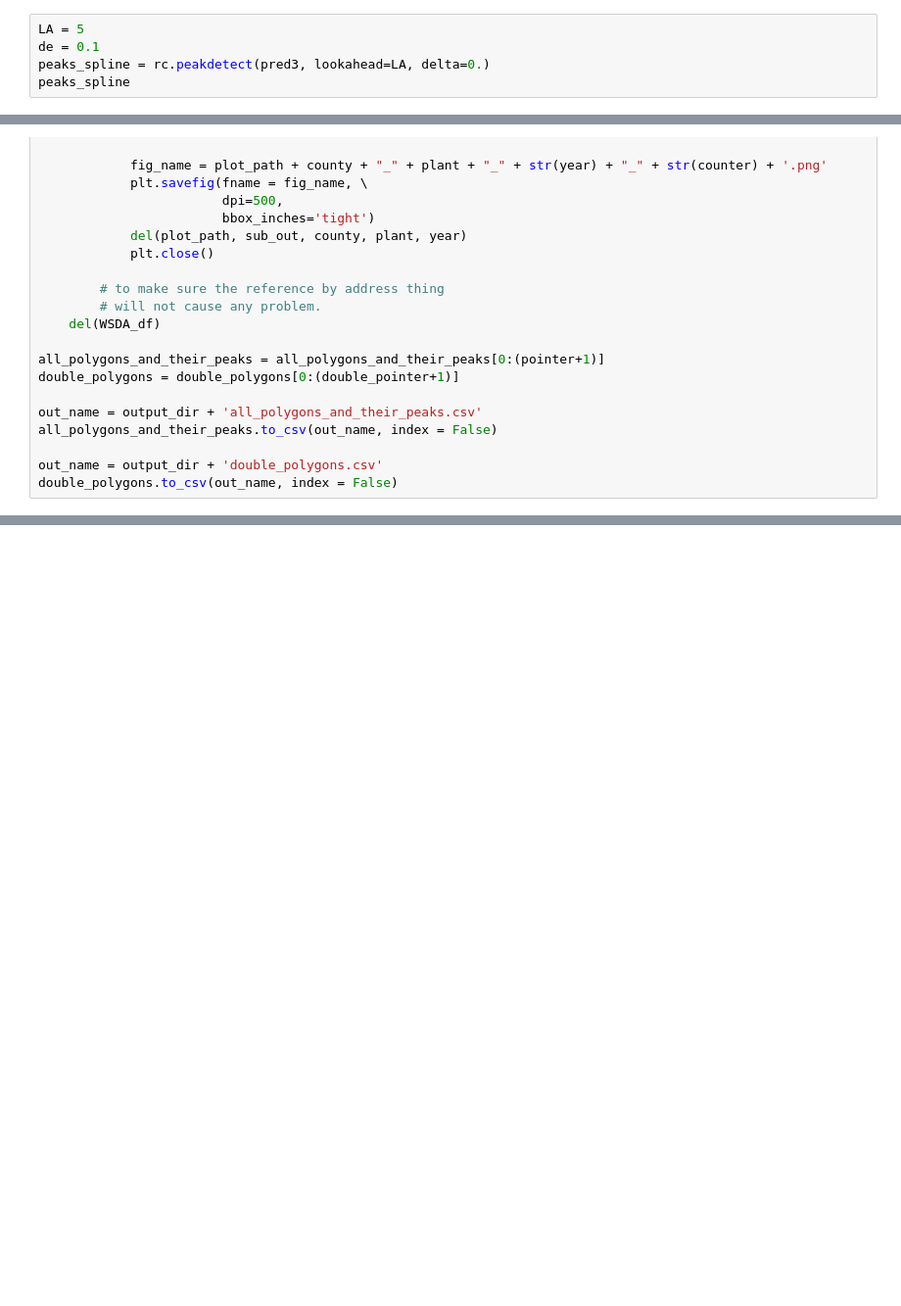
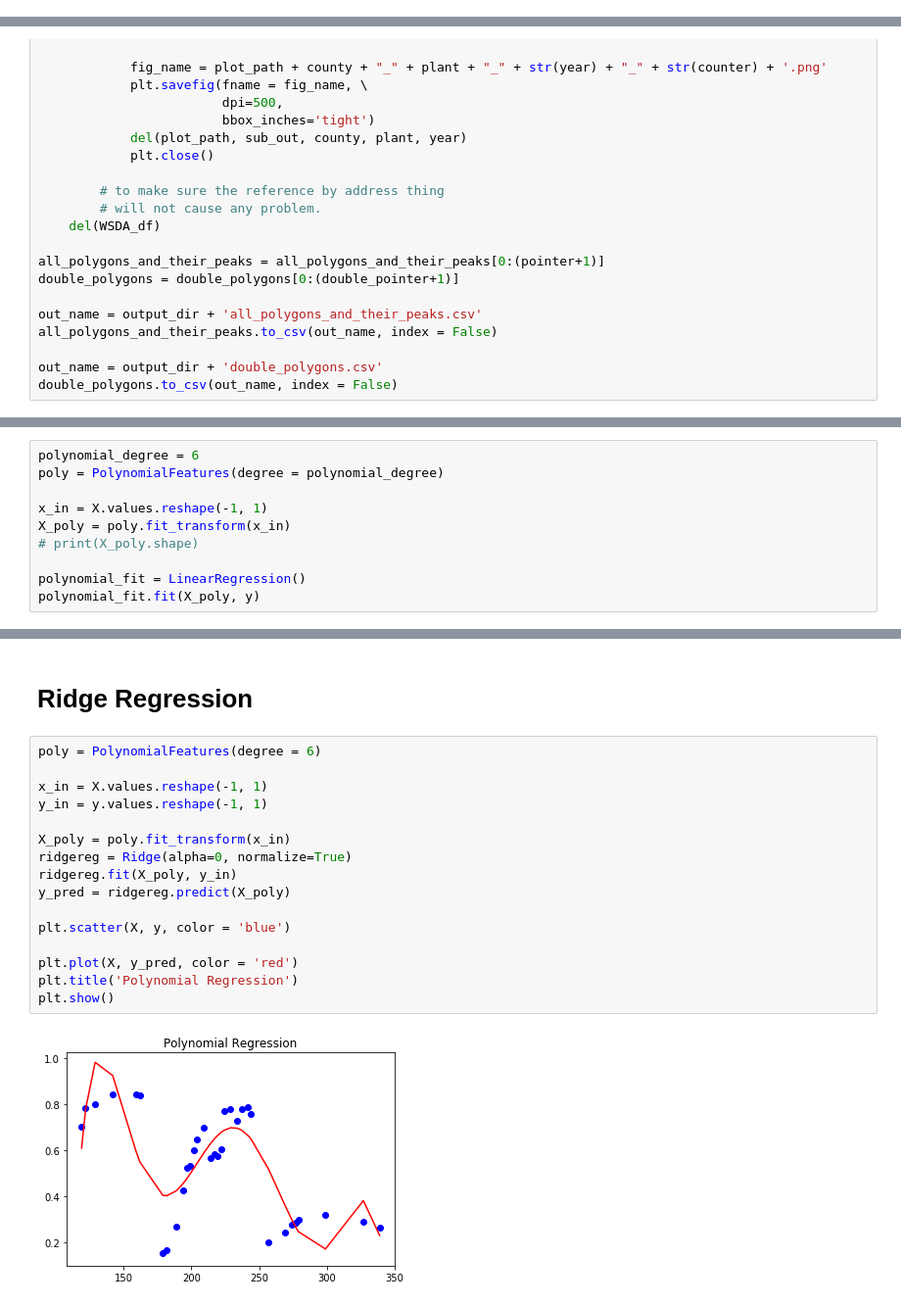
Before and after one commit to sunil21075/Ag, a Jupyter notebook: remote_sensing/python/Local_Jupyter_NoteBooks/04_same_size_vectors_test.ipynb, the cells around one changed output, grey strips where cells are left out. Shown at 98% size. Saved outputs shown, nothing was run; the diff lists cells and outputs as text; blank space fills up the shorter version.

```diff
--- a/remote_sensing/python/Local_Jupyter_NoteBooks/04_same_size_vectors_test.ipynb
+++ b/remote_sensing/python/Local_Jupyter_NoteBooks/04_same_size_vectors_test.ipynb
@@ -244,5 +218,0 @@ rc.my_peakdetect(y_axis=pred3, x_axis=X, delta=.1)
-# %%
-LA = 5
-de = 0.1
-peaks_spline = rc.peakdetect(pred3, lookahead=LA, delta=0.)
-peaks_spline
@@ -450,0 +471,10 @@ mx
+# %%
+polynomial_degree = 6
+poly = PolynomialFeatures(degree = polynomial_degree)
+
+x_in = X.values.reshape(-1, 1)
+X_poly = poly.fit_transform(x_in)
+# print(X_poly.shape)
+
+polynomial_fit = LinearRegression()
+polynomial_fit.fit(X_poly, y)
@@ -450,0 +490,20 @@ mx
+# %% [markdown]
+# Ridge Regression
+# %%
+poly = PolynomialFeatures(degree = 6)
+
+x_in = X.values.reshape(-1, 1)
+y_in = y.values.reshape(-1, 1)
+
+X_poly = poly.fit_transform(x_in)
+ridgereg = Ridge(alpha=0, normalize=True)
+ridgereg.fit(X_poly, y_in)
+y_pred = ridgereg.predict(X_poly)
+
+plt.scatter(X, y, color = 'blue')
+
+plt.plot(X, y_pred, color = 'red')
+plt.title('Polynomial Regression')
+plt.show()
+# %% [output]
+[figure, added]
```
Also changed, not shown: parts of 28 cells of this notebook, 1 other file.
